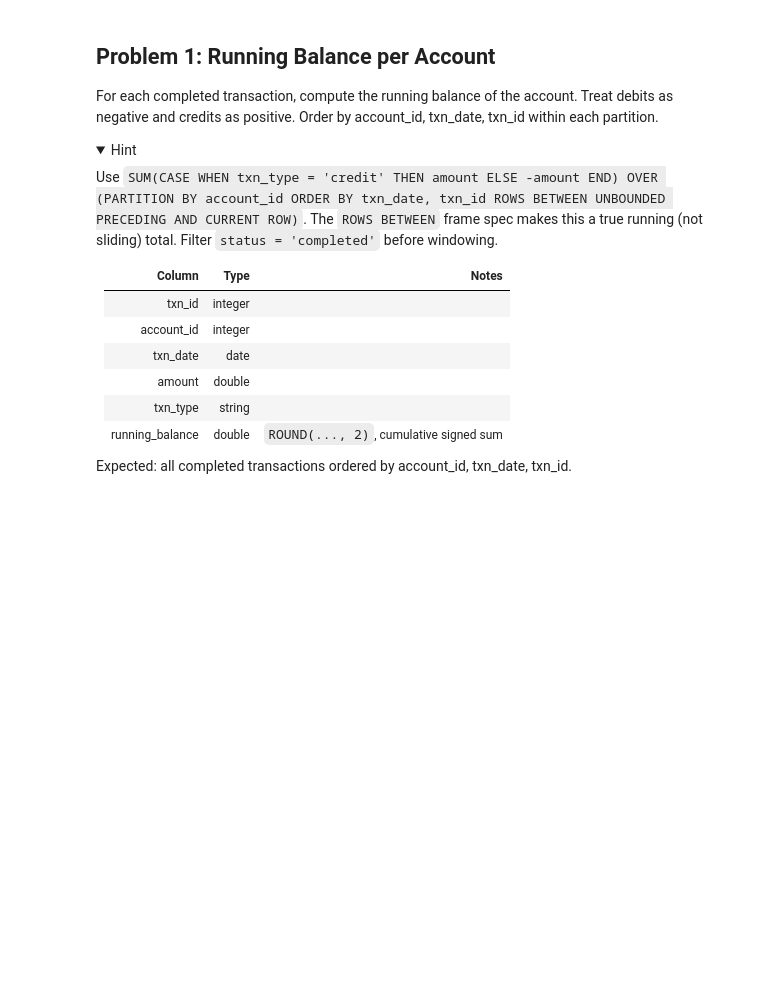
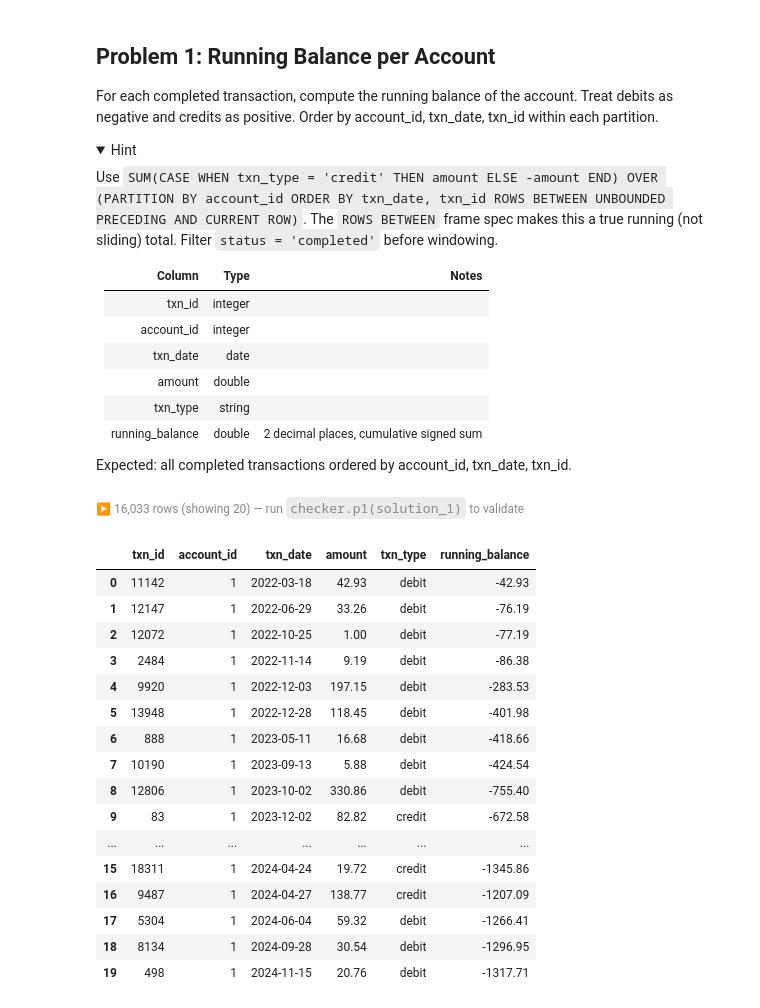
Before and after one commit to arunpandian7/datapy-gym, a Jupyter notebook: sql/sessions/2026-06-04/02_window_functions.ipynb, the cells around one changed output. Saved outputs shown, nothing was run; the diff lists cells and outputs as text; code cells hidden in the pictures; folded sections open; blank space fills up the shorter version.

```diff
--- a/sql/sessions/2026-06-04/02_window_functions.ipynb
+++ b/sql/sessions/2026-06-04/02_window_functions.ipynb
@@ -54,6 +92,6 @@ Use `SUM(CASE WHEN txn_type = 'credit' THEN amount ELSE -amount END) OVER (PARTI
 | txn_date | date | |
 | amount | double | |
 | txn_type | string | |
-| running_balance | double | `ROUND(..., 2)`, cumulative signed sum |
+| running_balance | double | 2 decimal places, cumulative signed sum |
 
 Expected: all completed transactions ordered by account_id, txn_date, txn_id.
@@ -62 +98,40 @@ solution_1 = None  # ← your SQL here
+# %%
+%%solution 1
+
+SELECT
+txn_id,
+account_id,
+txn_date,
+amount,
+txn_type,
+ROUND(
+    SUM(CASE WHEN txn_type = 'debit' THEN -amount ELSE amount END)
+    OVER (
+        PARTITION BY account_id
+        ORDER BY (txn_date, txn_id)
+        ROWS BETWEEN UNBOUNDED PRECEDING AND CURRENT ROW
+    ), 2)
+AS running_balance
+FROM transactions txn
+WHERE txn.status = 'completed'
+ORDER BY account_id, txn_date, txn_id
+# %% [output]
+▶ 16,033 rows (showing 20) — run checker.p1(solution_1) to validate
+|  | txn_id | account_id | txn_date | amount | txn_type | running_balance |
+| 0 | 11142 | 1 | 2022-03-18 | 42.93 | debit | -42.93 |
+| 1 | 12147 | 1 | 2022-06-29 | 33.26 | debit | -76.19 |
+| 2 | 12072 | 1 | 2022-10-25 | 1.00 | debit | -77.19 |
+| 3 | 2484 | 1 | 2022-11-14 | 9.19 | debit | -86.38 |
+| 4 | 9920 | 1 | 2022-12-03 | 197.15 | debit | -283.53 |
+| 5 | 13948 | 1 | 2022-12-28 | 118.45 | debit | -401.98 |
+| 6 | 888 | 1 | 2023-05-11 | 16.68 | debit | -418.66 |
+| 7 | 10190 | 1 | 2023-09-13 | 5.88 | debit | -424.54 |
+| 8 | 12806 | 1 | 2023-10-02 | 330.86 | debit | -755.40 |
+| 9 | 83 | 1 | 2023-12-02 | 82.82 | credit | -672.58 |
+| ... | ... | ... | ... | ... | ... | ... |
+| 15 | 18311 | 1 | 2024-04-24 | 19.72 | credit | -1345.86 |
+| 16 | 9487 | 1 | 2024-04-27 | 138.77 | credit | -1207.09 |
+| 17 | 5304 | 1 | 2024-06-04 | 59.32 | debit | -1266.41 |
+| 18 | 8134 | 1 | 2024-09-28 | 30.54 | debit | -1296.95 |
+| 19 | 498 | 1 | 2024-11-15 | 20.76 | debit | -1317.71 |
 # %%
```
Also changed, not shown: parts of 21 cells of this notebook, 4 other files.
